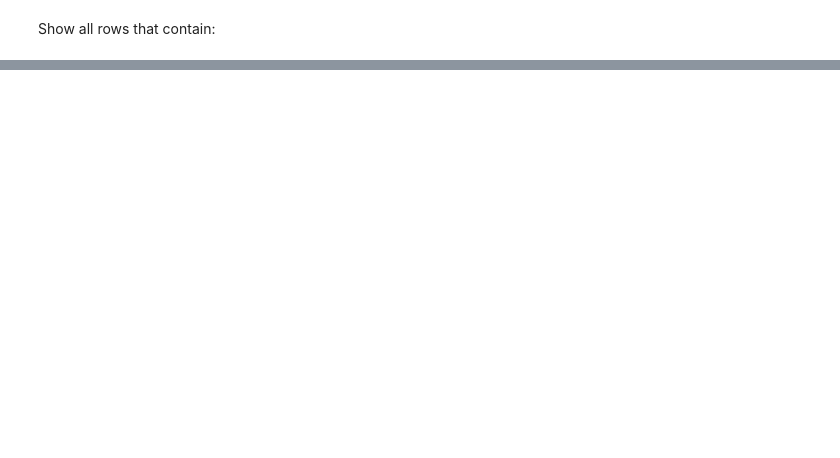
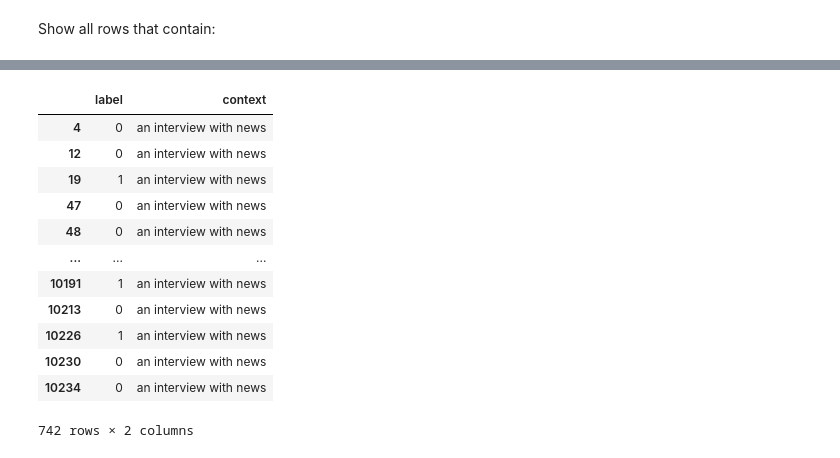
Before and after one commit to TanatPi/ESWD-Term-Project, a Jupyter notebook: true-false-news-classification-eswd-term-project.ipynb, the cells around one changed output, grey strips where cells are left out. Saved outputs shown, nothing was run; the diff lists cells and outputs as text; code cells hidden in the pictures; blank space fills up the shorter version.

```diff
--- a/true-false-news-classification-eswd-term-project.ipynb
+++ b/true-false-news-classification-eswd-term-project.ipynb
@@ -71,0 +102,19 @@ df[df['context'].str.contains('Denver', na=False)]
+# %%
+#E
+#filtered_df=df[df['context'].str.contains("an interview on" , case = False, na=False)]
+filtered_df = df[(df['context'].str.contains('an interview', case = False, na=False)) & (df['context'].str.contains('news', case = False, na=False))]
+filtered_df[['label', 'context']]
+# %% [output]
+|  | label | context |
+| 4 | 0 | an interview with news |
+| 12 | 0 | an interview with news |
+| 19 | 1 | an interview with news |
+| 47 | 0 | an interview with news |
+| 48 | 0 | an interview with news |
+| ... | ... | ... |
+| 10191 | 1 | an interview with news |
+| 10213 | 0 | an interview with news |
+| 10226 | 1 | an interview with news |
+| 10230 | 0 | an interview with news |
+| 10234 | 0 | an interview with news |
+742 rows × 2 columns
```
Also changed, not shown: parts of 15 cells of this notebook.
